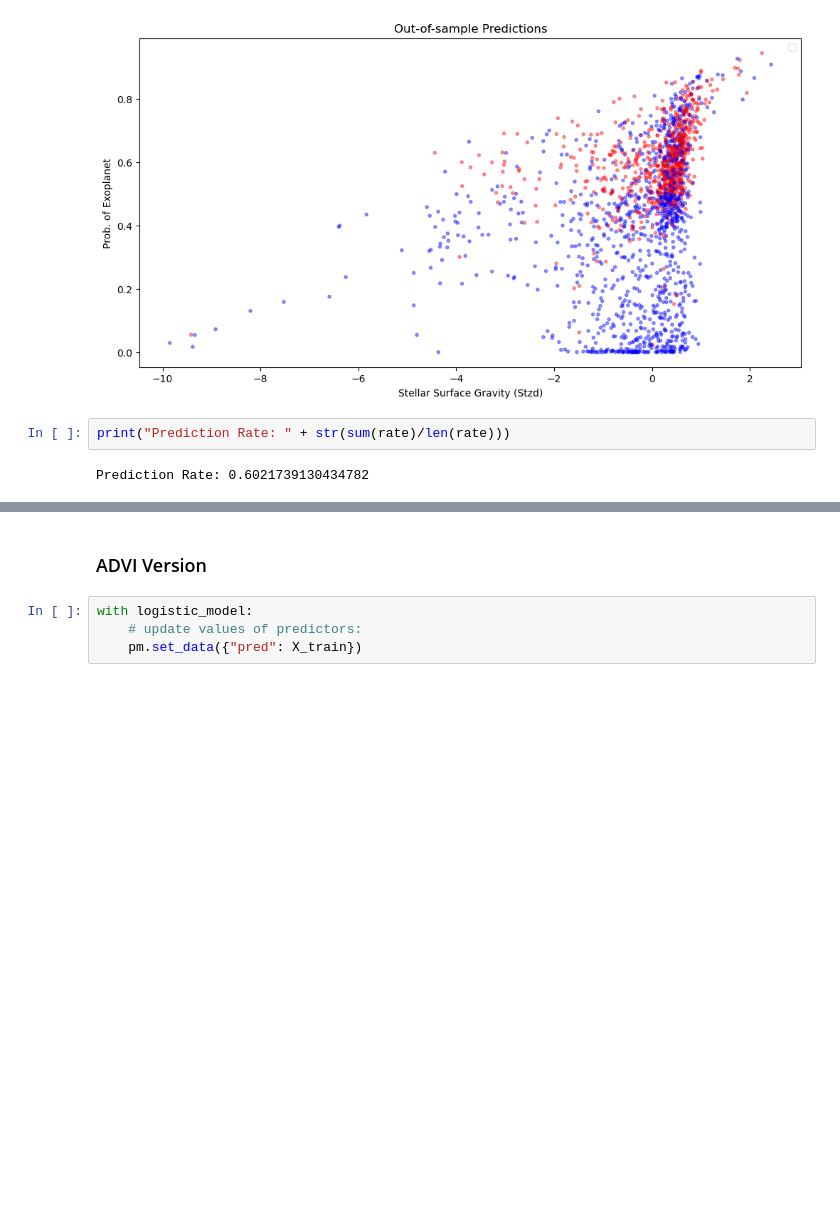
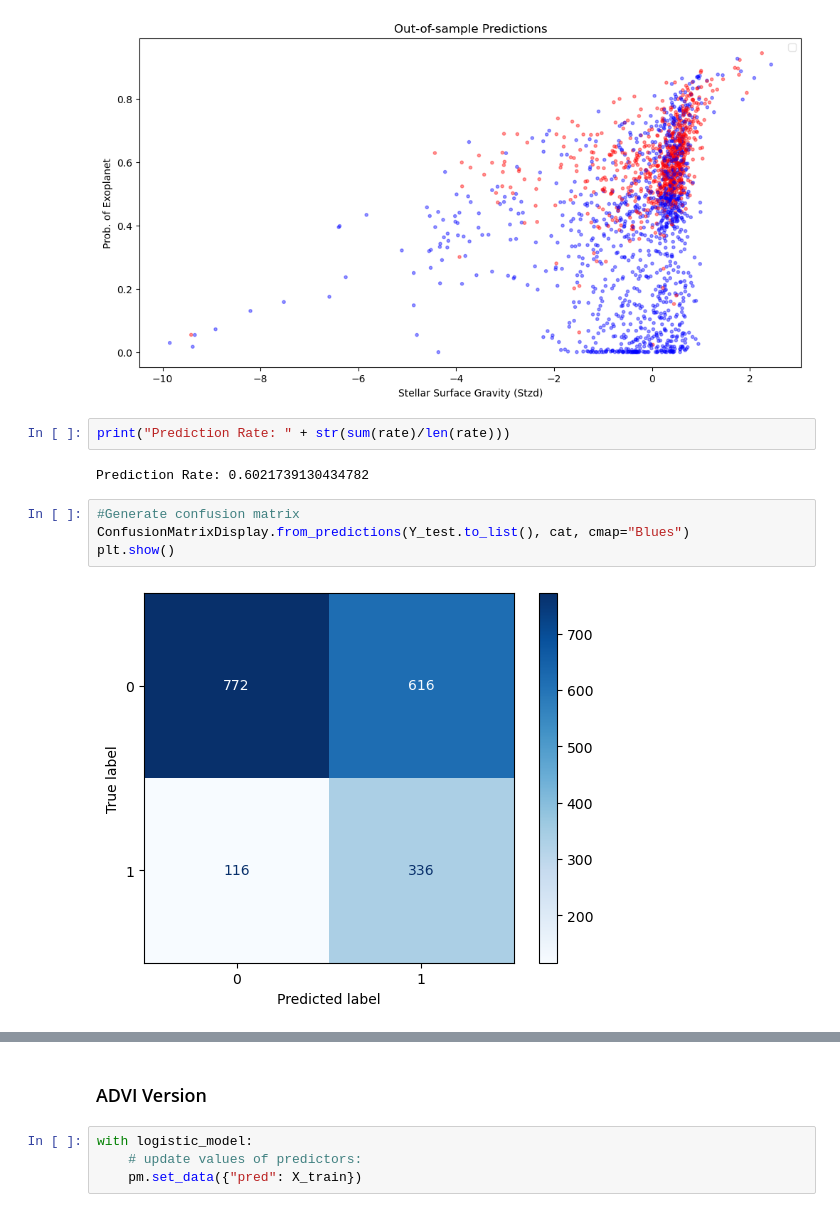
Before and after one commit to Haigro/Exoplanet-Classification, a Jupyter notebook: Project.ipynb, the cells around one changed output, grey strips where cells are left out. Saved outputs shown, nothing was run; the diff lists cells and outputs as text; blank space fills up the shorter version.

Commit message:
Added Confusion Matrices

```diff
--- a/Project.ipynb
+++ b/Project.ipynb
@@ -344,6 +345,12 @@ No artists with labels found to put in legend.  Note that artists whose label st
 print("Prediction Rate: " + str(sum(rate)/len(rate)))
 # %% [output]
 Prediction Rate: 0.6021739130434782
+# %%
+#Generate confusion matrix
+ConfusionMatrixDisplay.from_predictions(Y_test.to_list(), cat, cmap="Blues")
+plt.show()
+# %% [output]
+[figure, added]
 # %%
 with logistic_model:
     pm.set_data({"pred": X_train})
```
Also changed, not shown: parts of 12 cells of this notebook.
